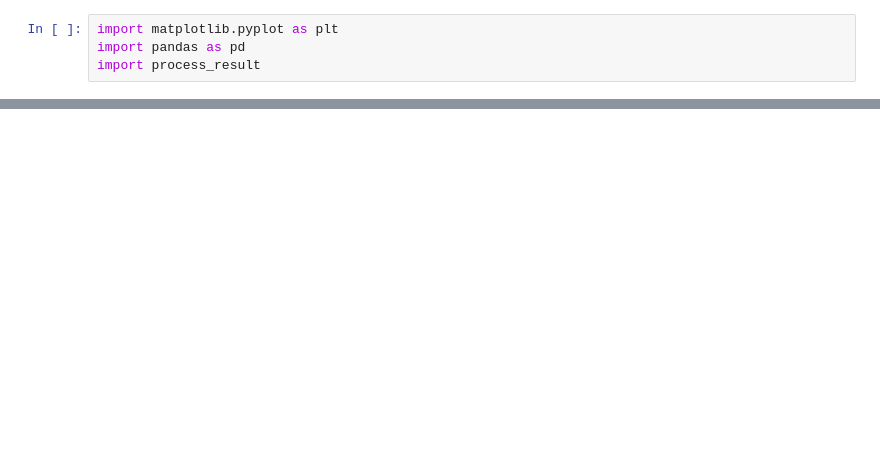
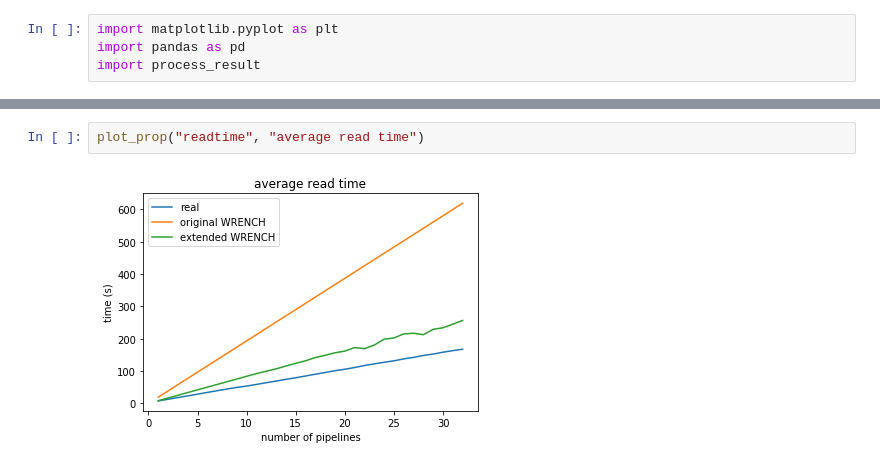
Before and after one commit to big-data-lab-team/paper-io-simulation, a Jupyter notebook: result/multi/result.ipynb, the cells around one changed output, grey strips where cells are left out. Saved outputs shown, nothing was run; the diff lists cells and outputs as text; blank space fills up the shorter version.

```diff
--- a/result/multi/result.ipynb
+++ b/result/multi/result.ipynb
@@ -34,0 +43,4 @@ plot_result()
+# %%
+plot_prop("readtime", "average read time")
+# %% [output]
+[figure, added]
```
Also changed, not shown: parts of 8 cells of this notebook, 13 other files.
